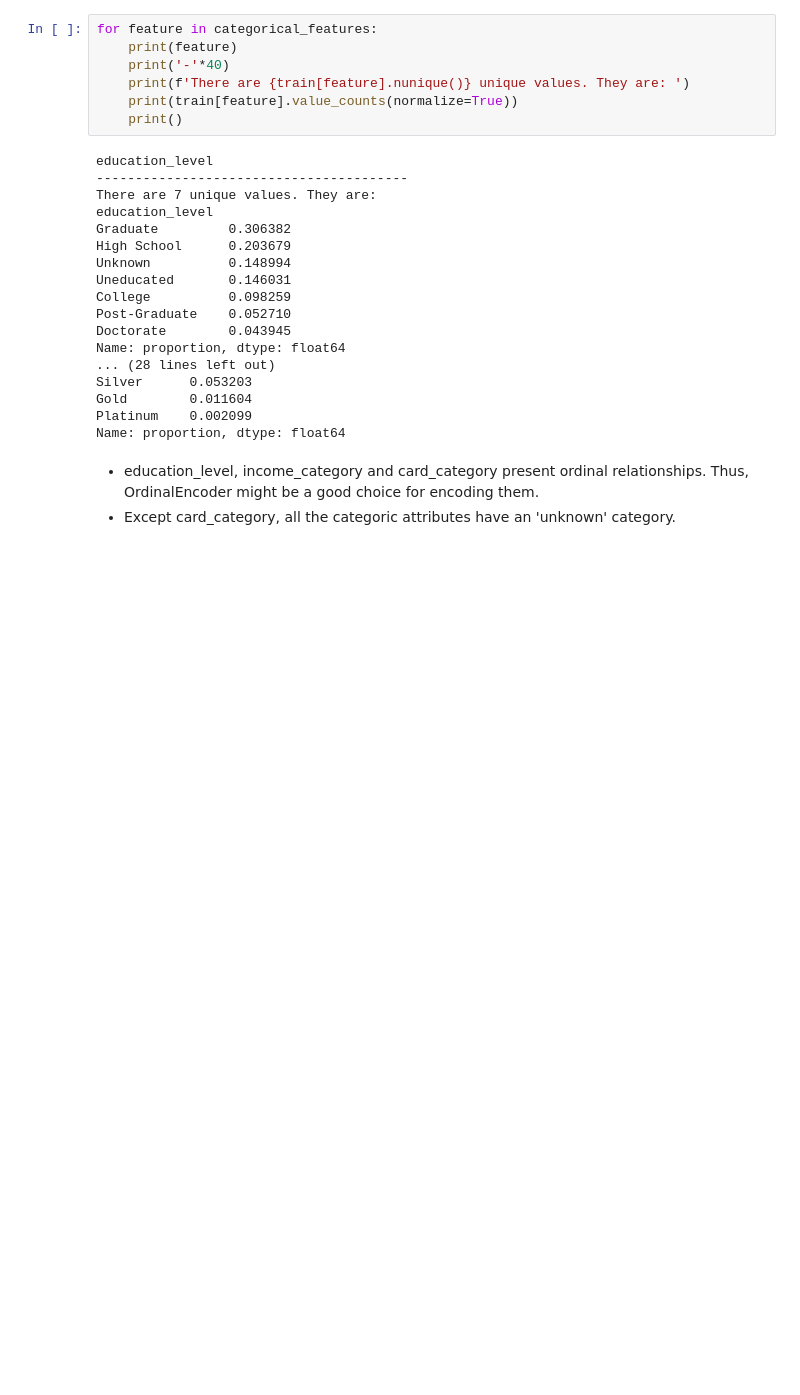
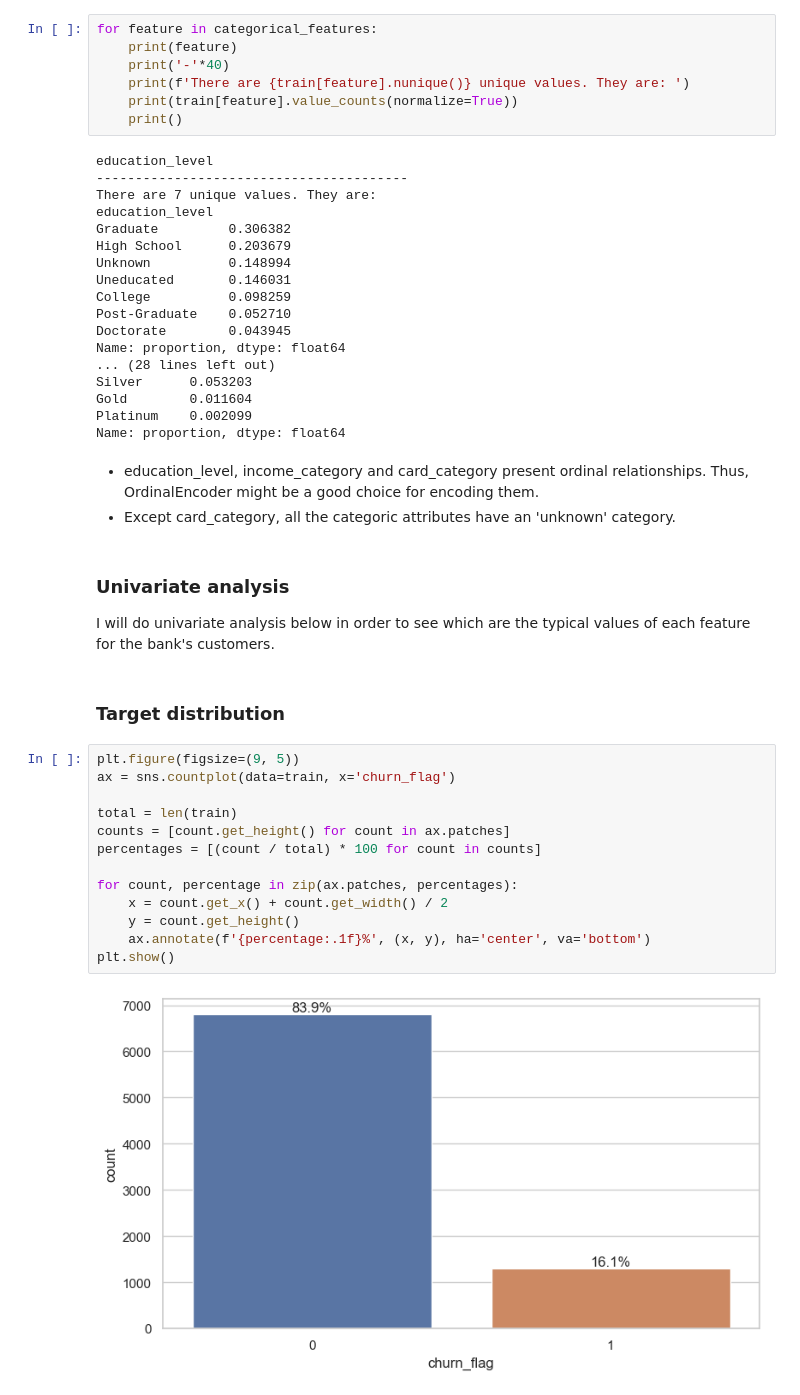
Before and after one commit to allmeidaapedro/Churn-Prediction-Credit-Card, a Jupyter notebook: notebooks/1. EDA.ipynb, the cells around one changed output. Saved outputs shown, nothing was run; the diff lists cells and outputs as text; blank space fills up the shorter version.

```diff
--- a/notebooks/1. EDA.ipynb
+++ b/notebooks/1. EDA.ipynb
@@ -315,3 +315,23 @@ Name: proportion, dtype: float64
 # %% [markdown]
 - education_level, income_category and card_category present ordinal relationships. Thus, OrdinalEncoder might be a good choice for encoding them.
 - Except card_category, all the categoric attributes have an 'unknown' category.
+# %% [markdown]
+### Univariate analysis
+I will do univariate analysis below in order to see which are the typical values of each feature for the bank's customers.
+# %% [markdown]
+### Target distribution
+# %%
+plt.figure(figsize=(9, 5))
+ax = sns.countplot(data=train, x='churn_flag')
+
+total = len(train)
+counts = [count.get_height() for count in ax.patches]
+percentages = [(count / total) * 100 for count in counts]
+
+for count, percentage in zip(ax.patches, percentages):
+    x = count.get_x() + count.get_width() / 2
+    y = count.get_height()
+    ax.annotate(f'{percentage:.1f}%', (x, y), ha='center', va='bottom')
+plt.show()
+# %% [output]
+[figure, added]
```
Also changed, not shown: parts of 4 cells of this notebook.
